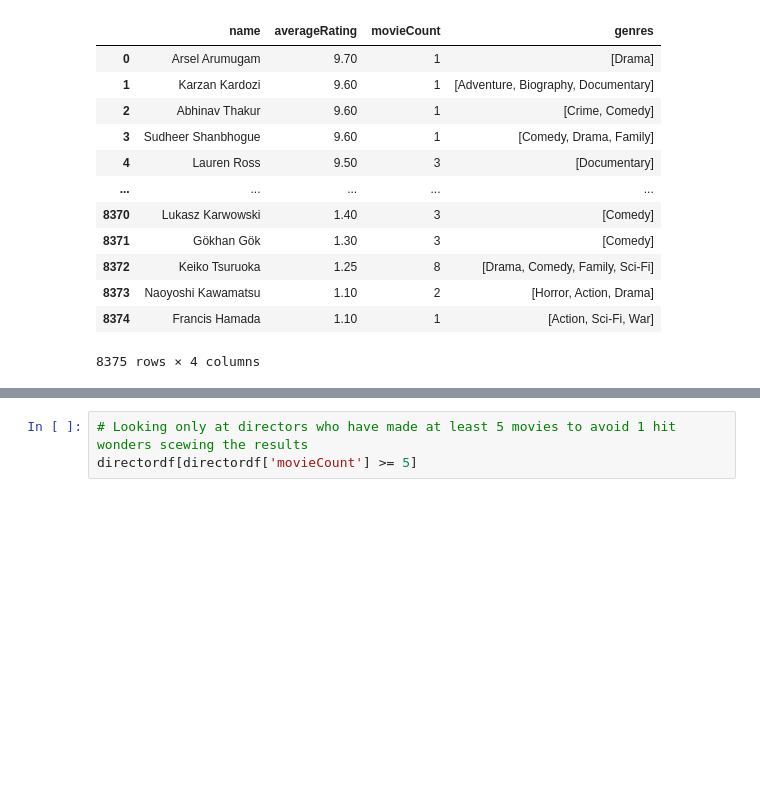
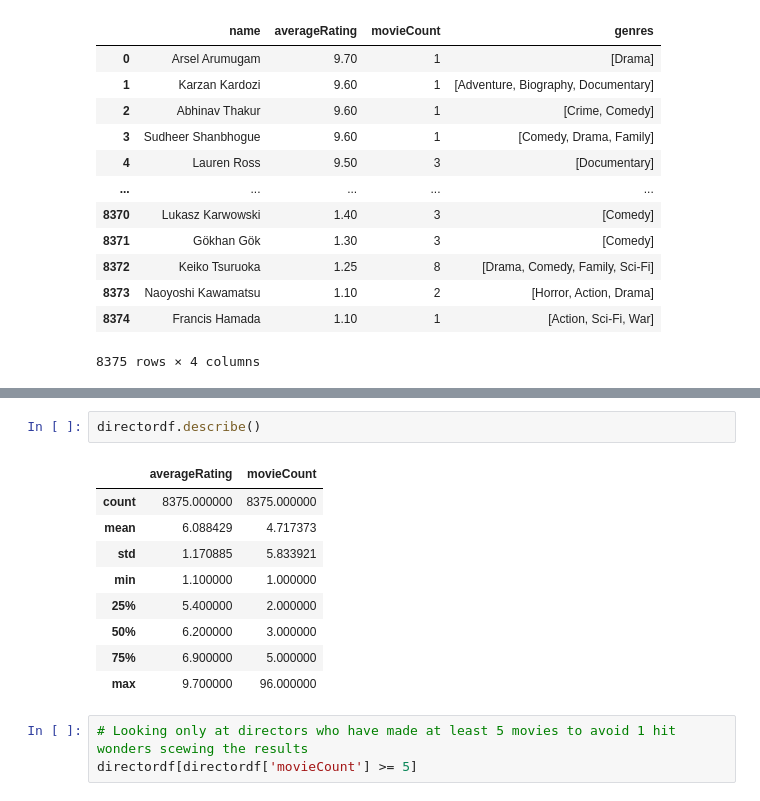
Before and after one commit to pjlannoo/Movie-Data-Analysis-Project, a Jupyter notebook: Notebooks/FinalNotebook.ipynb, the cells around one changed output, grey strips where cells are left out. Saved outputs shown, nothing was run; the diff lists cells and outputs as text; blank space fills up the shorter version.

```diff
--- a/Notebooks/FinalNotebook.ipynb
+++ b/Notebooks/FinalNotebook.ipynb
@@ -303,3 +399,15 @@ directordf
+# %%
+directordf.describe()
+# %% [output]
+|  | averageRating | movieCount |
+| count | 8375.000000 | 8375.000000 |
+| mean | 6.088429 | 4.717373 |
+| std | 1.170885 | 5.833921 |
+| min | 1.100000 | 1.000000 |
+| 25% | 5.400000 | 2.000000 |
+| 50% | 6.200000 | 3.000000 |
+| 75% | 6.900000 | 5.000000 |
+| max | 9.700000 | 96.000000 |
 # %%
 # Looking only at directors who have made at least 5 movies to avoid 1 hit wonders scewing the results
 directordf[directordf['movieCount'] >= 5]
```
Also changed, not shown: parts of 9 cells of this notebook.
